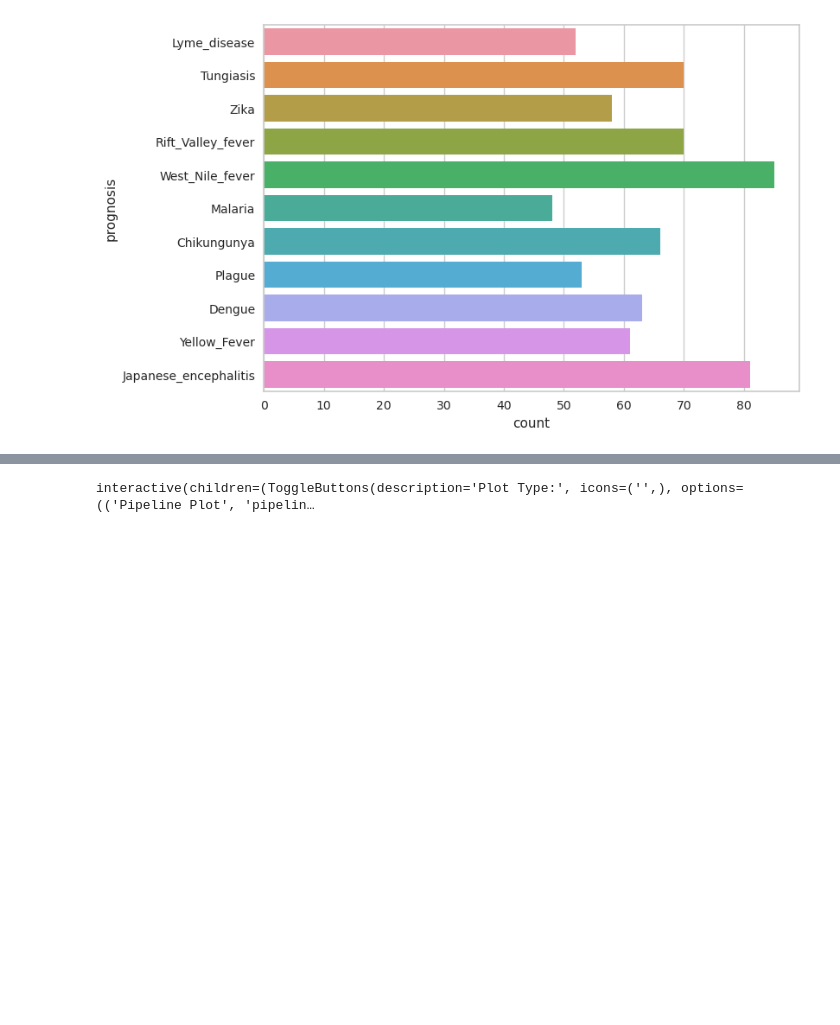
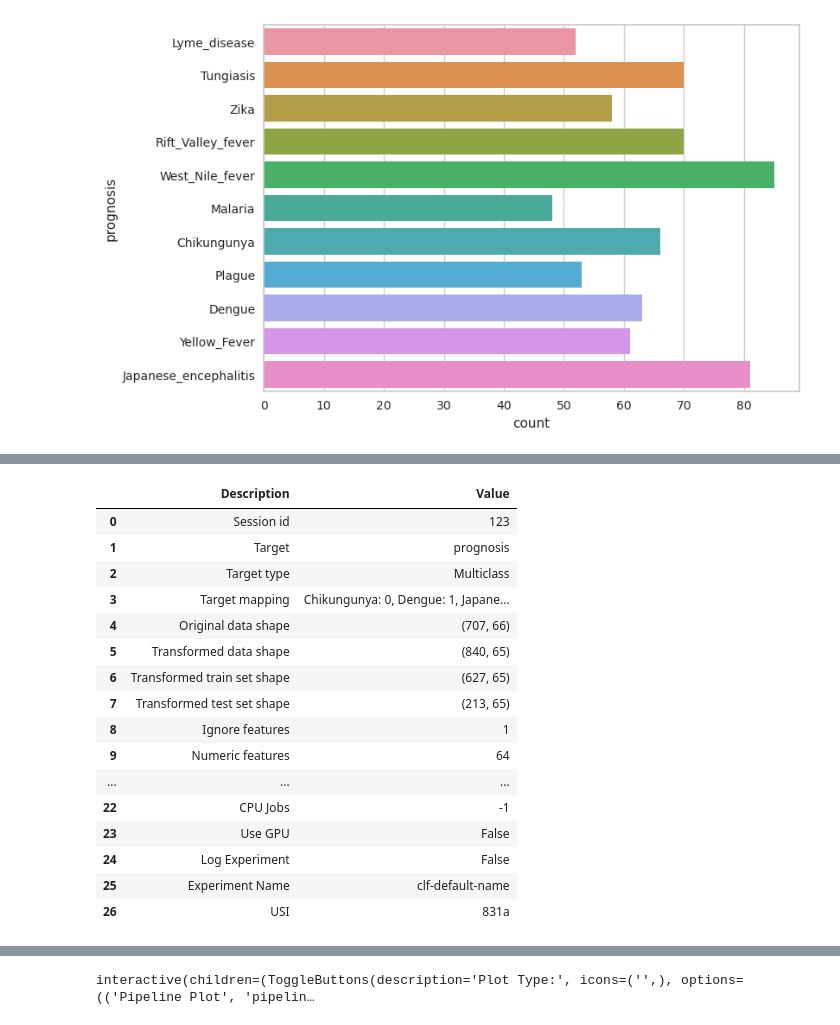
Before and after one commit to JuanDa14Sa/Borne-Disease-Multiclass-classification, a Jupyter notebook: borne-disease-multiclass-classification.ipynb, the cells around one changed output, grey strips where cells are left out. Saved outputs shown, nothing was run; the diff lists cells and outputs as text; code cells hidden in the pictures; blank space fills up the shorter version.

Commit message:
Kaggle Notebook | Borne Disease-Multiclass classification | Version 3

```diff
--- a/borne-disease-multiclass-classification.ipynb
+++ b/borne-disease-multiclass-classification.ipynb
@@ -126,0 +127,21 @@ best = compare_models()
+# %%
+s = setup(df_train, target = 'prognosis', session_id = 123, ignore_features=['id'],
+         fix_imbalance=True, remove_outliers=True, remove_multicollinearity=True)
+# %% [output]
+|  | Description | Value |
+| 0 | Session id | 123 |
+| 1 | Target | prognosis |
+| 2 | Target type | Multiclass |
+| 3 | Target mapping | Chikungunya: 0, Dengue: 1, Japane... |
+| 4 | Original data shape | (707, 66) |
+| 5 | Transformed data shape | (840, 65) |
+| 6 | Transformed train set shape | (627, 65) |
+| 7 | Transformed test set shape | (213, 65) |
+| 8 | Ignore features | 1 |
+| 9 | Numeric features | 64 |
+| ... | ... | ... |
+| 22 | CPU Jobs | -1 |
+| 23 | Use GPU | False |
+| 24 | Log Experiment | False |
+| 25 | Experiment Name | clf-default-name |
+| 26 | USI | 831a |
```
Also changed, not shown: parts of 5 cells of this notebook.
